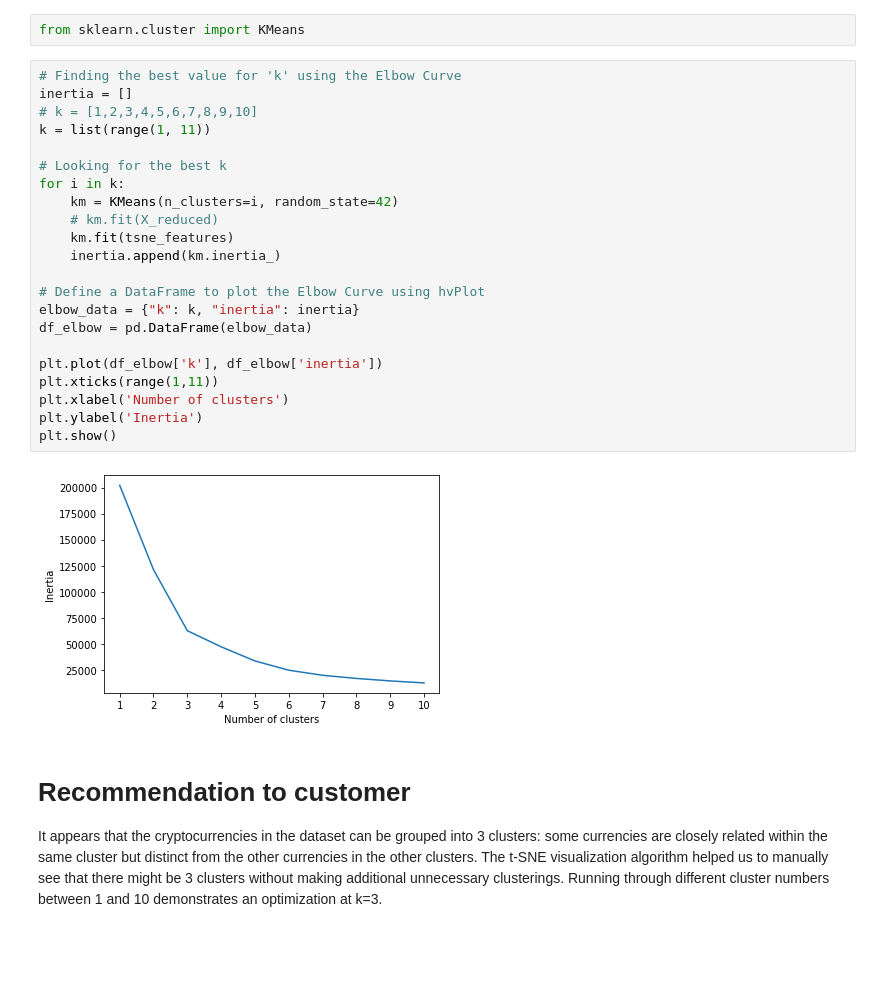
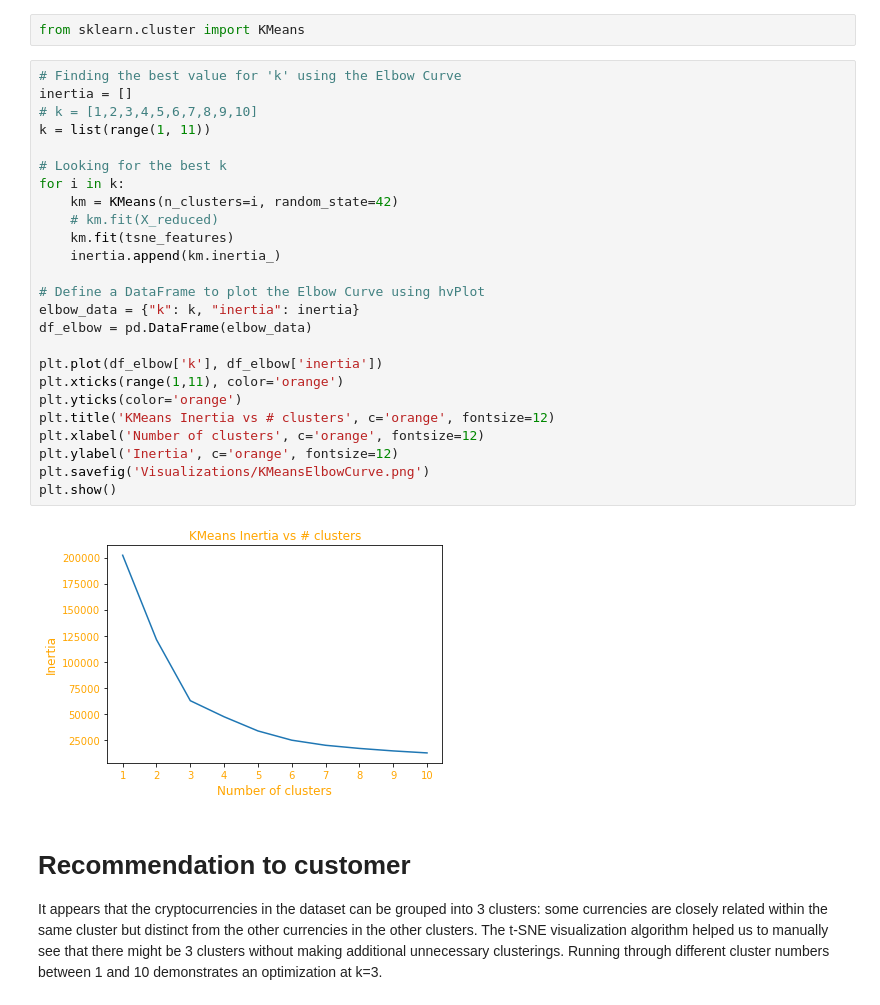
Before and after one commit to githotirado/cryptocurrency-clusters, a Jupyter notebook: Cryptocurrency Clustering.ipynb, the cells around one changed output. Drawn from its saved outputs; the diff is of its cells as text; blank space fills up the shorter version.

```diff
--- a/Cryptocurrency Clustering.ipynb
+++ b/Cryptocurrency Clustering.ipynb
@@ -187,27 +191,30 @@ from sklearn.cluster import KMeans
 # %%
 # Finding the best value for 'k' using the Elbow Curve
 inertia = []
 # k = [1,2,3,4,5,6,7,8,9,10]
 k = list(range(1, 11))
 
 # Looking for the best k
 for i in k:
     km = KMeans(n_clusters=i, random_state=42)
     # km.fit(X_reduced)
     km.fit(tsne_features)
     inertia.append(km.inertia_)
 
 # Define a DataFrame to plot the Elbow Curve using hvPlot
 elbow_data = {"k": k, "inertia": inertia}
 df_elbow = pd.DataFrame(elbow_data)
 
 plt.plot(df_elbow['k'], df_elbow['inertia'])
-plt.xticks(range(1,11))
-plt.xlabel('Number of clusters')
-plt.ylabel('Inertia')
+plt.xticks(range(1,11), color='orange')
+plt.yticks(color='orange')
+plt.title('KMeans Inertia vs # clusters', c='orange', fontsize=12)
+plt.xlabel('Number of clusters', c='orange', fontsize=12)
+plt.ylabel('Inertia', c='orange', fontsize=12)
+plt.savefig('Visualizations/KMeansElbowCurve.png')
 plt.show()
 # %% [output]
-[figure, old version]
+[figure, new version]
 # %% [markdown]
 # Recommendation to customer
 It appears that the cryptocurrencies in the dataset can be grouped into 3 clusters: some currencies are closely related within the same cluster but distinct from the other currencies in the other clusters.  The t-SNE visualization algorithm helped us to manually see that there might be 3 clusters without making additional unnecessary clusterings.  Running through different cluster numbers between 1 and 10 demonstrates an optimization at k=3.
```
Also changed, not shown: parts of 2 cells of this notebook.
